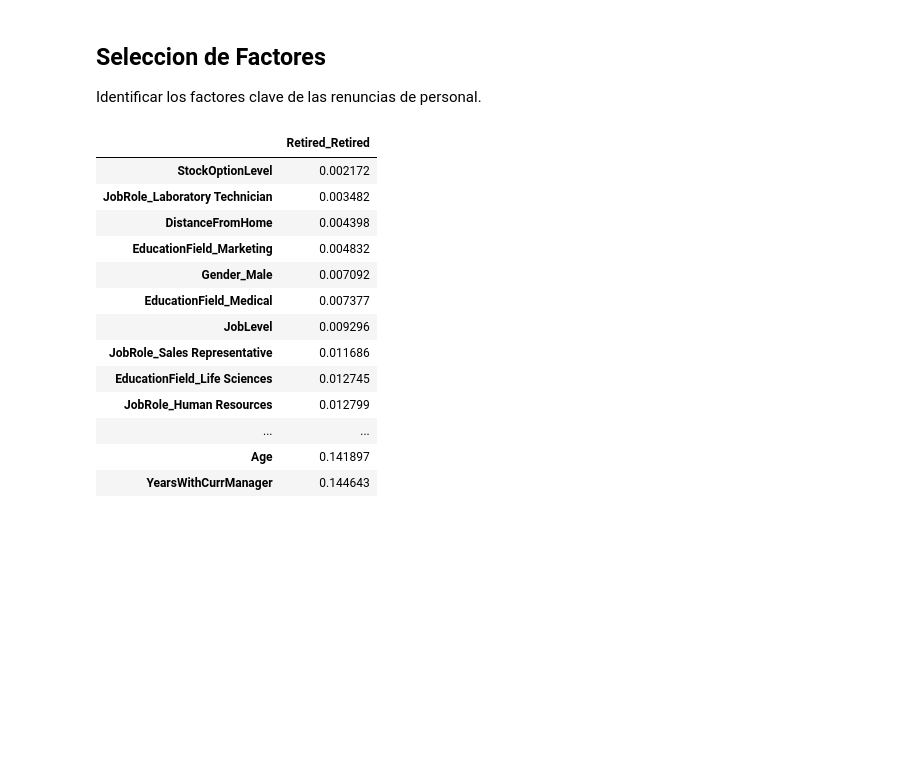
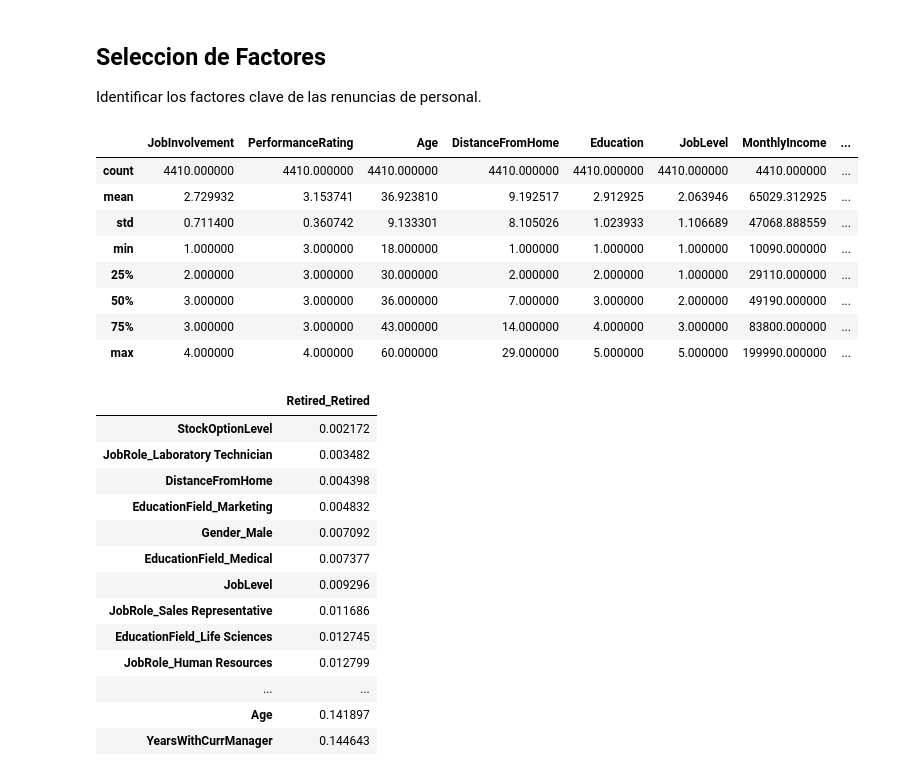
Before and after one commit to DanielGongora28/final_mineria, a Jupyter notebook: training.ipynb, the cells around one changed output. Cells and saved outputs as stored; diff of their text form; code cells hidden in the pictures; blank space fills up the shorter version.

```diff
--- a/training.ipynb
+++ b/training.ipynb
@@ -72,6 +72,18 @@ df_corr=data.copy()
 dropf=['Gender','Retired']
 notdropf=['BusinessTravel','Department','EducationField',
           'JobRole','MaritalStatus']
+# %%
+df_corr.describe()
+# %% [output]
+|  | JobInvolvement | PerformanceRating | Age | DistanceFromHome | Education | JobLevel | MonthlyIncome | ... |
+| count | 4410.000000 | 4410.000000 | 4410.000000 | 4410.000000 | 4410.000000 | 4410.000000 | 4410.000000 | ... |
+| mean | 2.729932 | 3.153741 | 36.923810 | 9.192517 | 2.912925 | 2.063946 | 65029.312925 | ... |
+| std | 0.711400 | 0.360742 | 9.133301 | 8.105026 | 1.023933 | 1.106689 | 47068.888559 | ... |
+| min | 1.000000 | 3.000000 | 18.000000 | 1.000000 | 1.000000 | 1.000000 | 10090.000000 | ... |
+| 25% | 2.000000 | 3.000000 | 30.000000 | 2.000000 | 2.000000 | 1.000000 | 29110.000000 | ... |
+| 50% | 3.000000 | 3.000000 | 36.000000 | 7.000000 | 3.000000 | 2.000000 | 49190.000000 | ... |
+| 75% | 3.000000 | 3.000000 | 43.000000 | 14.000000 | 4.000000 | 3.000000 | 83800.000000 | ... |
+| max | 4.000000 | 4.000000 | 60.000000 | 29.000000 | 5.000000 | 5.000000 | 199990.000000 | ... |
 # %%
 df_corr=pd.get_dummies(df_corr, columns=notdropf, drop_first=False,dtype=int)
 df_corr=pd.get_dummies(df_corr, columns=dropf, drop_first=True,dtype=int)
```
Also changed, not shown: parts of 3 cells of this notebook, 2 other files.
